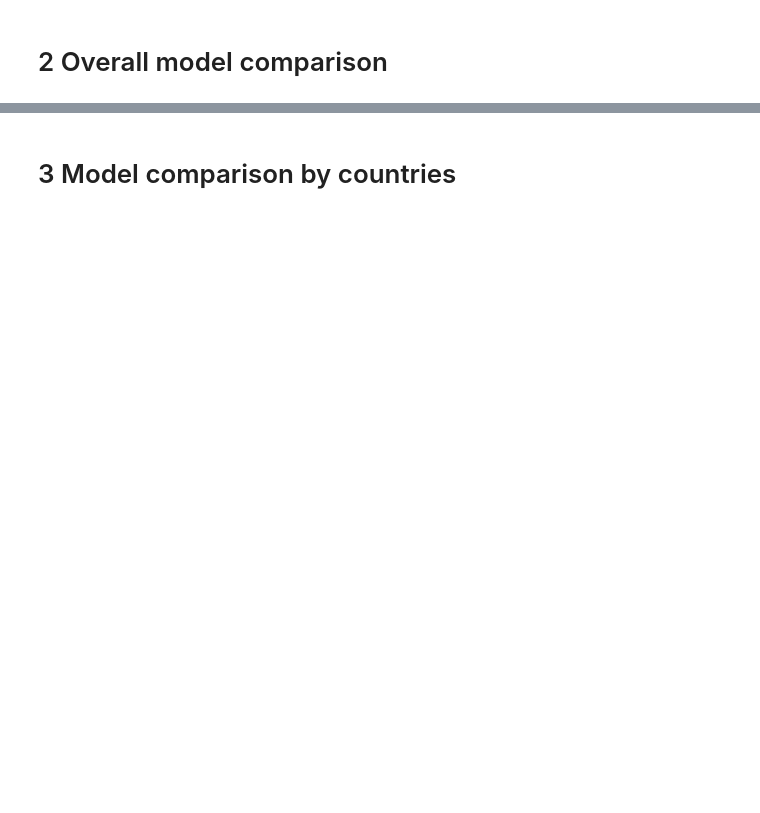
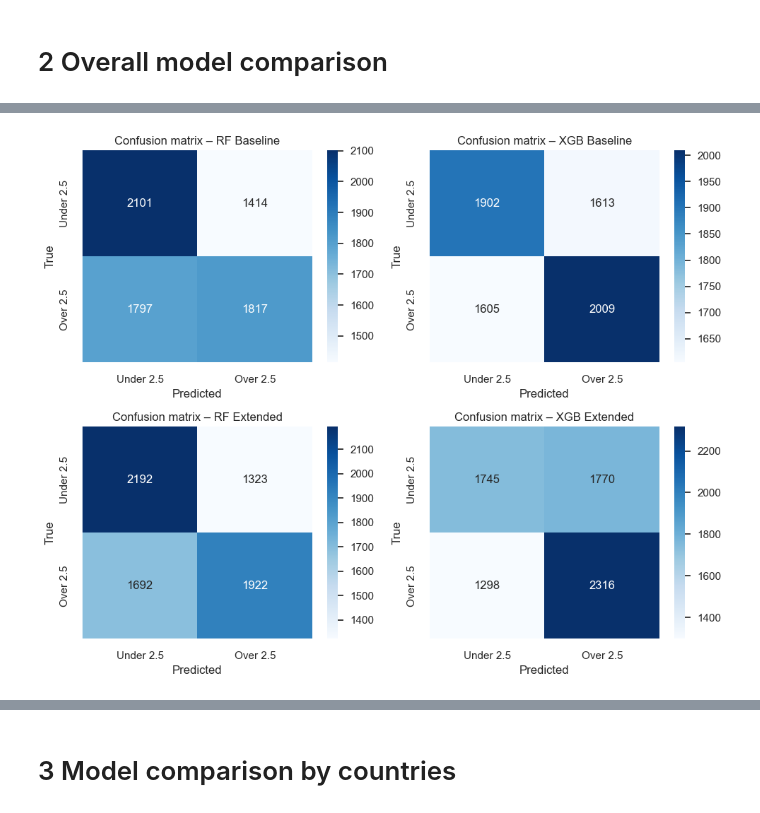
Before and after one commit to OndrejZ24/soccer-leagues-predictions, a Jupyter notebook: model_comparison.ipynb, the cells around one changed output, grey strips where cells are left out. Saved outputs shown, nothing was run; the diff lists cells and outputs as text; code cells hidden in the pictures; blank space fills up the shorter version.

```diff
--- a/model_comparison.ipynb
+++ b/model_comparison.ipynb
@@ -159,17 +155,0 @@ plt.show()
-# %%
-def plot_cm(name, model, X_test, y_test):
-    y_pred = model.predict(X_test)
-    cm = confusion_matrix(y_test, y_pred)
-
-    plt.figure(figsize=(4, 3))
-    sns.heatmap(cm, annot=True, fmt="d", cmap="Blues",
-                xticklabels=["Under 2.5", "Over 2.5"],
-                yticklabels=["Under 2.5", "Over 2.5"])
-    plt.title(f"Confusion matrix – {name}")
-    plt.xlabel("Predicted")
-    plt.ylabel("True")
-    plt.tight_layout()
-    plt.show()
-
-for name, (model, X_test, y_test) in models.items():
-    plot_cm(name, model, X_test, y_test)
@@ -178,0 +170,35 @@ for name, (model, X_test, y_test) in models.items():
+# %%
+import matplotlib.pyplot as plt
+import seaborn as sns
+from sklearn.metrics import confusion_matrix
+
+# 2x2 grid for 4 models
+fig, axes = plt.subplots(2, 2, figsize=(10, 8))
+
+for (name, kind, model, X_test, y_test), ax in zip(models, axes.flatten()):
+    # XGBoost: use renamed copy of columns
+    if kind == "xgb":
+        X_eval = X_test.rename(columns=rename_map)
+    else:
+        X_eval = X_test
+
+    y_pred = model.predict(X_eval)
+    cm = confusion_matrix(y_test, y_pred)
+
+    sns.heatmap(
+        cm,
+        annot=True,
+        fmt="d",
+        cmap="Blues",
+        xticklabels=["Under 2.5", "Over 2.5"],
+        yticklabels=["Under 2.5", "Over 2.5"],
+        ax=ax
+    )
+    ax.set_title(f"Confusion matrix – {name}")
+    ax.set_xlabel("Predicted")
+    ax.set_ylabel("True")
+
+plt.tight_layout()
+plt.show()
+# %% [output]
+[figure, added]
```
Also changed, not shown: parts of 13 cells of this notebook.
